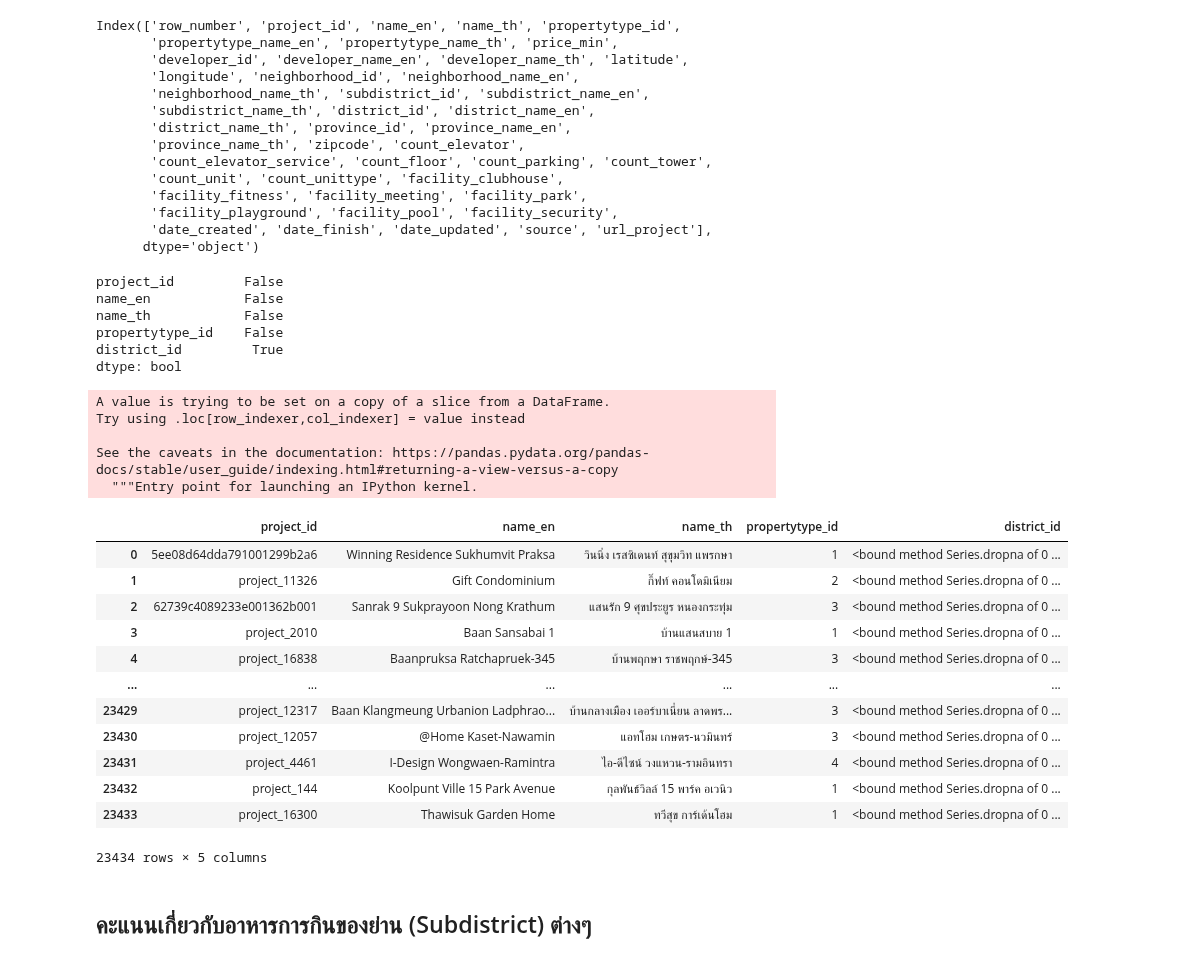
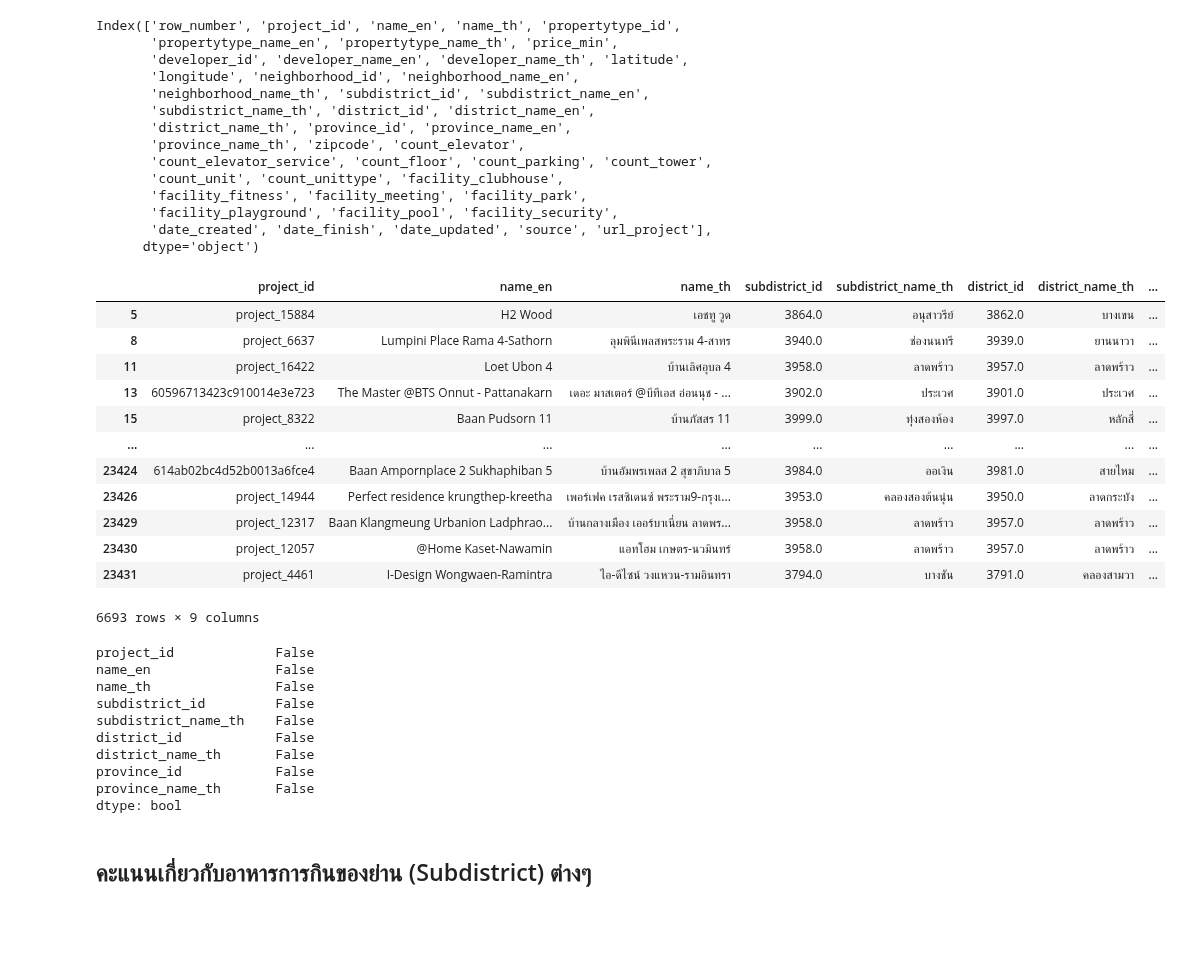
Before and after one commit to bunnybbear/BasicProg_DataViz65, a Jupyter notebook: Project.ipynb, the cells around one changed output. Cells and saved outputs as stored; diff of their text form; code cells hidden in the pictures; blank space fills up the shorter version.

```diff
--- a/Project.ipynb
+++ b/Project.ipynb
@@ -125,41 +130,39 @@ Index(['row_number', 'project_id', 'name_en', 'name_th', 'propertytype_id',
        'date_created', 'date_finish', 'date_updated', 'source', 'url_project'],
       dtype='object')
 # %%
-project = open_project[['project_id','name_en','name_th','propertytype_id','district_id']]
+project = open_project[['project_id','name_en','name_th','subdistrict_id','subdistrict_name_th','district_id','district_name_th','province_id','province_name_th']]
+# %%
+province_BKK = project[project['province_name_th']=='กรุงเทพมหานคร']
+# %%
+province_BKK
+# %% [output]
+|  | project_id | name_en | name_th | subdistrict_id | subdistrict_name_th | district_id | district_name_th | ... |
+| 5 | project_15884 | H2 Wood | เอชทู วูด | 3864.0 | อนุสาวรีย์ | 3862.0 | บางเขน | ... |
+| 8 | project_6637 | Lumpini Place Rama 4-Sathorn | ลุมพินีเพลสพระราม 4-สาทร | 3940.0 | ช่องนนทรี | 3939.0 | ยานนาวา | ... |
+| 11 | project_16422 | Loet Ubon 4 | บ้านเลิศอุบล 4 | 3958.0 | ลาดพร้าว | 3957.0 | ลาดพร้าว | ... |
+| 13 | 60596713423c910014e3e723 | The Master @BTS Onnut - Pattanakarn | เดอะ มาสเตอร์ @บีทีเอส อ่อนนุช - ... | 3902.0 | ประเวศ | 3901.0 | ประเวศ | ... |
+| 15 | project_8322 | Baan Pudsorn 11 | บ้านภัสสร 11 | 3999.0 | ทุ่งสองห้อง | 3997.0 | หลักสี่ | ... |
+| ... | ... | ... | ... | ... | ... | ... | ... | ... |
+| 23424 | 614ab02bc4d52b0013a6fce4 | Baan Ampornplace 2 Sukhaphiban 5 | บ้านอัมพรเพลส 2 สุขาภิบาล 5 | 3984.0 | ออเงิน | 3981.0 | สายไหม | ... |
+| 23426 | project_14944 | Perfect residence krungthep-kreetha | เพอร์เฟค เรสซิเดนซ์ พระราม9-กรุงเ... | 3953.0 | คลองสองต้นนุ่น | 3950.0 | ลาดกระบัง | ... |
+| 23429 | project_12317 | Baan Klangmeung Urbanion Ladphrao... | บ้านกลางเมือง เออร์บาเนี่ยน ลาดพร... | 3958.0 | ลาดพร้าว | 3957.0 | ลาดพร้าว | ... |
+| 23430 | project_12057 | @Home Kaset-Nawamin | แอทโฮม เกษตร-นวมินทร์ | 3958.0 | ลาดพร้าว | 3957.0 | ลาดพร้าว | ... |
+| 23431 | project_4461 | I-Design Wongwaen-Ramintra | ไอ-ดีไซน์ วงแหวน-รามอินทรา | 3794.0 | บางชัน | 3791.0 | คลองสามวา | ... |
+6693 rows × 9 columns
 # %%
-#เช็ค missing ของ project
-project.isnull().any()
+#เช็ค missing ของ province_BKK
+province_BKK.isnull().any()
 # %% [output]
-project_id         False
-name_en            False
-name_th            False
-propertytype_id    False
-district_id         True
+project_id             False
+name_en                False
+name_th                False
+subdistrict_id         False
+subdistrict_name_th    False
+district_id            False
+district_name_th       False
+province_id            False
+province_name_th       False
 dtype: bool
-# %%
-project['district_id'] = project['district_id'].dropna
-# %% [output]
-A value is trying to be set on a copy of a slice from a DataFrame.
-Try using .loc[row_indexer,col_indexer] = value instead
-
-See the caveats in the documentation: https://pandas.pydata.org/pandas-docs/stable/user_guide/indexing.html#returning-a-view-versus-a-copy
-  """Entry point for launching an IPython kernel.
-# %%
-project
-# %% [output]
-|  | project_id | name_en | name_th | propertytype_id | district_id |
-| 0 | 5ee08d64dda791001299b2a6 | Winning Residence Sukhumvit Praksa | วินนิ่ง เรสซิเดนท์ สุขุมวิท แพรกษา | 1 | <bound method Series.dropna of 0 ... |
-| 1 | project_11326 | Gift Condominium | กิ๊ฟท์ คอนโดมิเนียม | 2 | <bound method Series.dropna of 0 ... |
-| 2 | 62739c4089233e001362b001 | Sanrak 9 Sukprayoon Nong Krathum | แสนรัก 9 ศุขประยูร หนองกระทุ่ม | 3 | <bound method Series.dropna of 0 ... |
-| 3 | project_2010 | Baan Sansabai 1 | บ้านแสนสบาย 1 | 1 | <bound method Series.dropna of 0 ... |
-| 4 | project_16838 | Baanpruksa Ratchapruek-345 | บ้านพฤกษา ราชพฤกษ์-345 | 3 | <bound method Series.dropna of 0 ... |
-| ... | ... | ... | ... | ... | ... |
-| 23429 | project_12317 | Baan Klangmeung Urbanion Ladphrao... | บ้านกลางเมือง เออร์บาเนี่ยน ลาดพร... | 3 | <bound method Series.dropna of 0 ... |
-| 23430 | project_12057 | @Home Kaset-Nawamin | แอทโฮม เกษตร-นวมินทร์ | 3 | <bound method Series.dropna of 0 ... |
-| 23431 | project_4461 | I-Design Wongwaen-Ramintra | ไอ-ดีไซน์ วงแหวน-รามอินทรา | 4 | <bound method Series.dropna of 0 ... |
-| 23432 | project_144 | Koolpunt Ville 15 Park Avenue | กุลพันธ์วิลล์ 15 พาร์ค อเวนิว | 1 | <bound method Series.dropna of 0 ... |
-| 23433 | project_16300 | Thawisuk Garden Home | ทวีสุข การ์เด้นโฮม | 1 | <bound method Series.dropna of 0 ... |
-23434 rows × 5 columns
 # %% [markdown]
 ## คะแนนเกี่ยวกับอาหารการกินของย่าน (Subdistrict) ต่างๆ
 # %%
```
Also changed, not shown: parts of 24 cells of this notebook.
